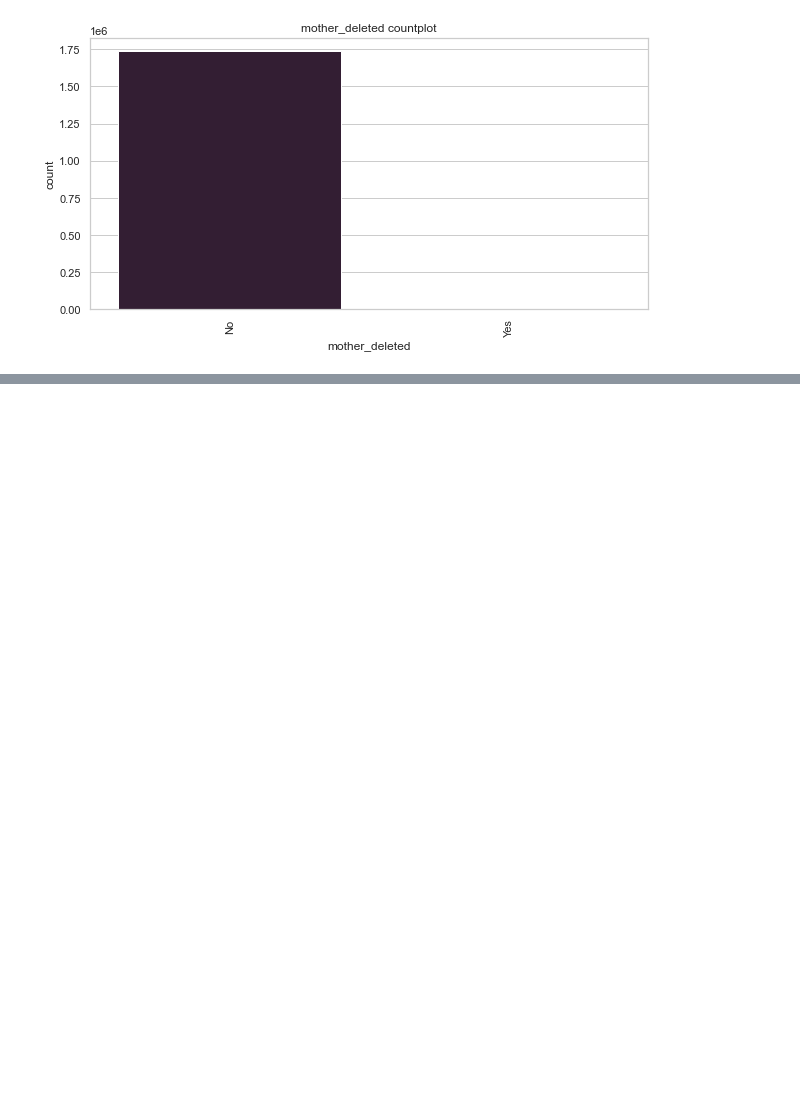
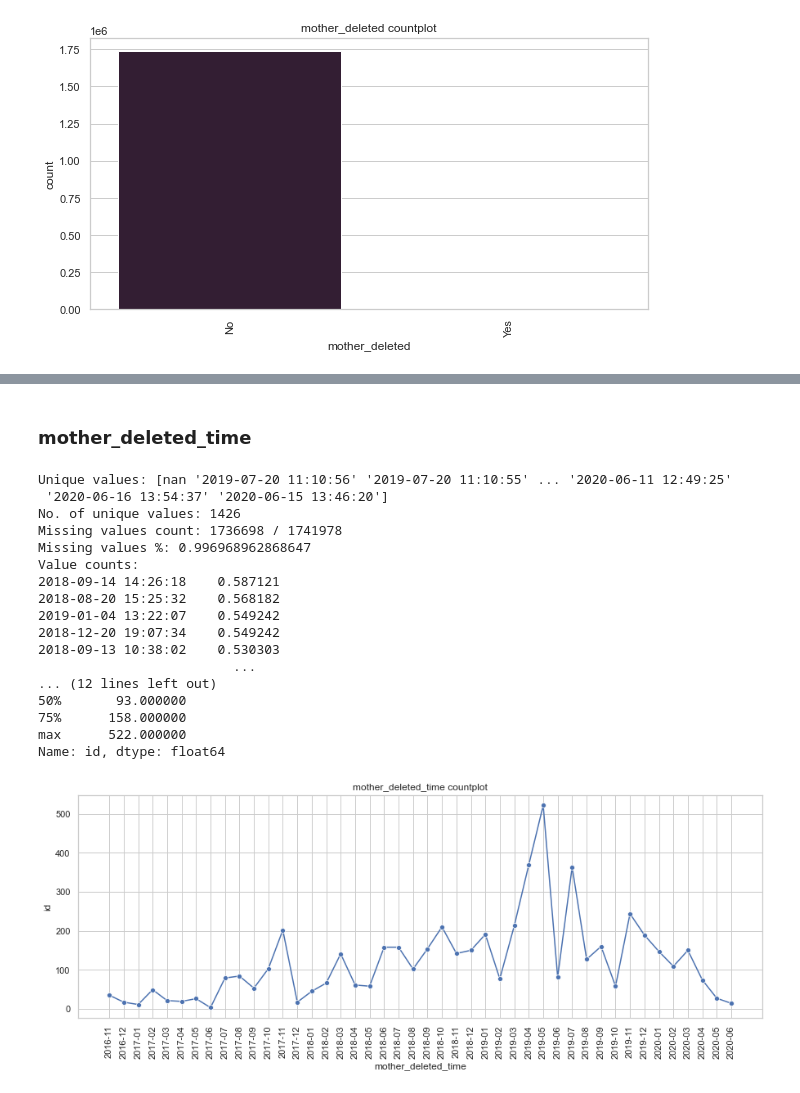
Before and after one commit to Gokul-S-Kumar/child_health_casestudy, a Jupyter notebook: notebooks/0.2-gokul-EDA_ecregistration.ipynb, the cells around one changed output, grey strips where cells are left out. Saved outputs shown, nothing was run; the diff lists cells and outputs as text; code cells hidden in the pictures; blank space fills up the shorter version.

```diff
--- a/notebooks/0.2-gokul-EDA_ecregistration.ipynb
+++ b/notebooks/0.2-gokul-EDA_ecregistration.ipynb
@@ -210,0 +233,23 @@ Name: mother_deleted, dtype: float64
+# %% [markdown]
+### mother_deleted_time
+# %%
+timeseries_eda(df, 'mother_deleted_time', (15, 5))
+# %% [output]
+Unique values: [nan '2019-07-20 11:10:56' '2019-07-20 11:10:55' ... '2020-06-11 12:49:25'
+ '2020-06-16 13:54:37' '2020-06-15 13:46:20']
+No. of unique values: 1426
+Missing values count: 1736698 / 1741978
+Missing values %: 0.996968962868647
+Value counts:
+2018-09-14 14:26:18    0.587121
+2018-08-20 15:25:32    0.568182
+2019-01-04 13:22:07    0.549242
+2018-12-20 19:07:34    0.549242
+2018-09-13 10:38:02    0.530303
+                         ...
+... (12 lines left out)
+50%       93.000000
+75%      158.000000
+max      522.000000
+Name: id, dtype: float64
+[figure, added]
```
Also changed, not shown: parts of 22 cells of this notebook, 9 other files.
